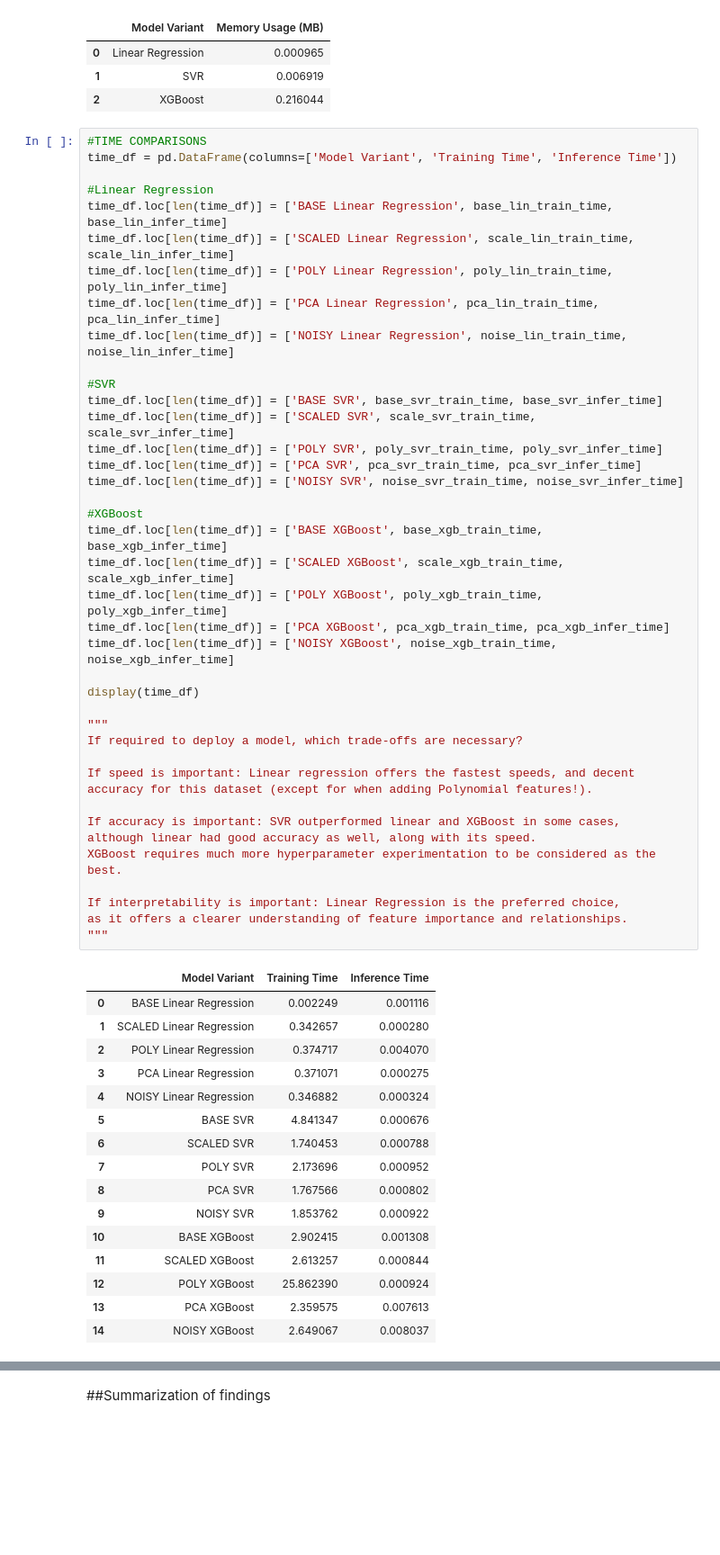
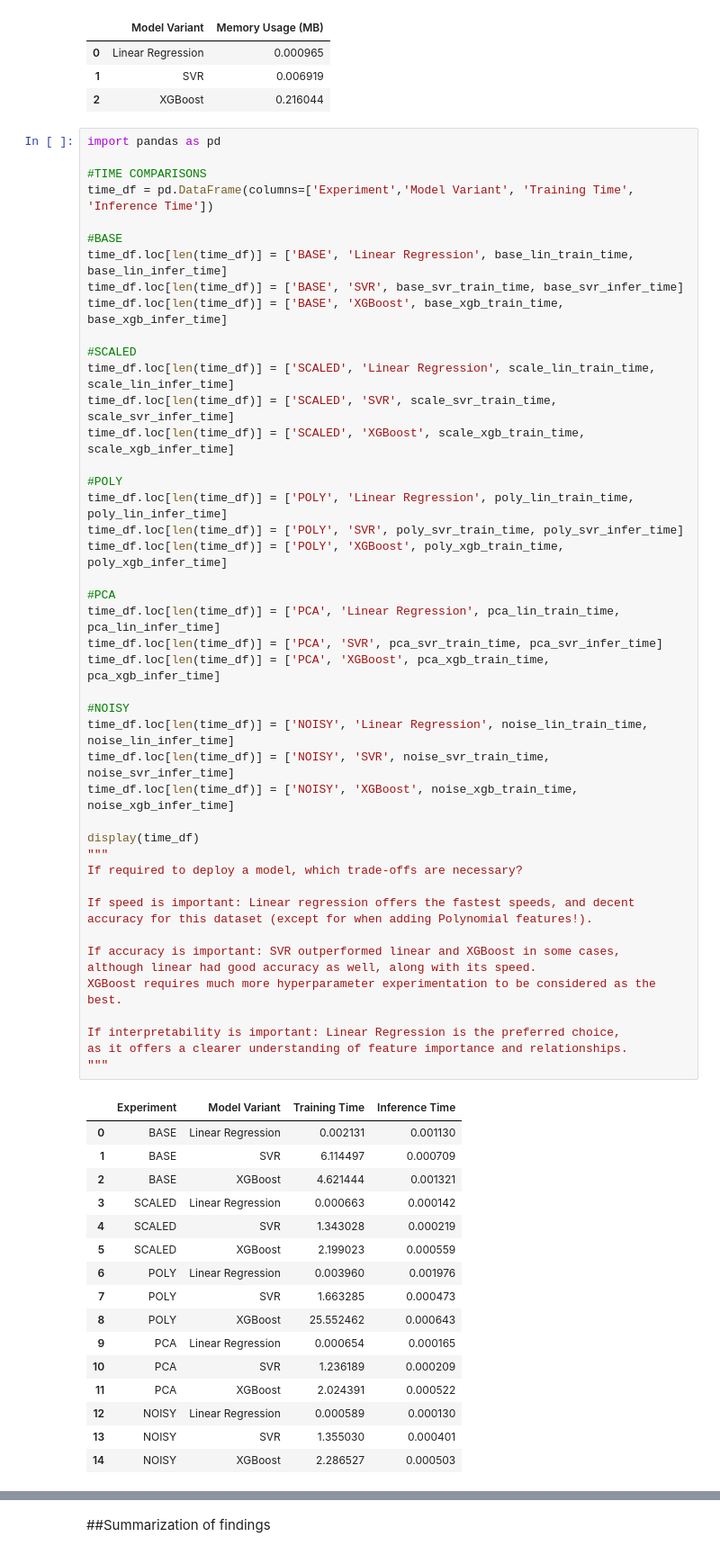
Before and after one commit to asamn/ML_FINAL_PROJECT, a Jupyter notebook: ML_PROJECT_ADAM_SAM.ipynb, the cells around one changed output, grey strips where cells are left out. Shown: that part at 90% size. Cells and saved outputs as stored; diff of their text form; blank space fills up the shorter version.

```diff
--- a/ML_PROJECT_ADAM_SAM.ipynb
+++ b/ML_PROJECT_ADAM_SAM.ipynb
@@ -935,62 +921,67 @@ display(memory_df)
 | 1 | SVR | 0.006919 |
 | 2 | XGBoost | 0.216044 |
 # %%
+import pandas as pd
+
 #TIME COMPARISONS
-time_df = pd.DataFrame(columns=['Model Variant', 'Training Time', 'Inference Time'])
+time_df = pd.DataFrame(columns=['Experiment','Model Variant', 'Training Time', 'Inference Time'])
 
-#Linear Regression
-time_df.loc[len(time_df)] = ['BASE Linear Regression', base_lin_train_time, base_lin_infer_time]
-time_df.loc[len(time_df)] = ['SCALED Linear Regression', scale_lin_train_time, scale_lin_infer_time]
-time_df.loc[len(time_df)] = ['POLY Linear Regression', poly_lin_train_time, poly_lin_infer_time]
-time_df.loc[len(time_df)] = ['PCA Linear Regression', pca_lin_train_time, pca_lin_infer_time]
-time_df.loc[len(time_df)] = ['NOISY Linear Regression', noise_lin_train_time, noise_lin_infer_time]
+#BASE
+time_df.loc[len(time_df)] = ['BASE', 'Linear Regression', base_lin_train_time, base_lin_infer_time]
+time_df.loc[len(time_df)] = ['BASE', 'SVR', base_svr_train_time, base_svr_infer_time]
+time_df.loc[len(time_df)] = ['BASE', 'XGBoost', base_xgb_train_time, base_xgb_infer_time]
 
-#SVR
-time_df.loc[len(time_df)] = ['BASE SVR', base_svr_train_time, base_svr_infer_time]
-time_df.loc[len(time_df)] = ['SCALED SVR', scale_svr_train_time, scale_svr_infer_time]
-time_df.loc[len(time_df)] = ['POLY SVR', poly_svr_train_time, poly_svr_infer_time]
-time_df.loc[len(time_df)] = ['PCA SVR', pca_svr_train_time, pca_svr_infer_time]
-time_df.loc[len(time_df)] = ['NOISY SVR', noise_svr_train_time, noise_svr_infer_time]
+#SCALED
+time_df.loc[len(time_df)] = ['SCALED', 'Linear Regression', scale_lin_train_time, scale_lin_infer_time]
+time_df.loc[len(time_df)] = ['SCALED', 'SVR', scale_svr_train_time, scale_svr_infer_time]
+time_df.loc[len(time_df)] = ['SCALED', 'XGBoost', scale_xgb_train_time, scale_xgb_infer_time]
 
-#XGBoost
-time_df.loc[len(time_df)] = ['BASE XGBoost', base_xgb_train_time, base_xgb_infer_time]
-time_df.loc[len(time_df)] = ['SCALED XGBoost', scale_xgb_train_time, scale_xgb_infer_time]
-time_df.loc[len(time_df)] = ['POLY XGBoost', poly_xgb_train_time, poly_xgb_infer_time]
-time_df.loc[len(time_df)] = ['PCA XGBoost', pca_xgb_train_time, pca_xgb_infer_time]
-time_df.loc[len(time_df)] = ['NOISY XGBoost', noise_xgb_train_time, noise_xgb_infer_time]
+#POLY
+time_df.loc[len(time_df)] = ['POLY', 'Linear Regression', poly_lin_train_time, poly_lin_infer_time]
+time_df.loc[len(time_df)] = ['POLY', 'SVR', poly_svr_train_time, poly_svr_infer_time]
+time_df.loc[len(time_df)] = ['POLY', 'XGBoost', poly_xgb_train_time, poly_xgb_infer_time]
+
+#PCA
+time_df.loc[len(time_df)] = ['PCA', 'Linear Regression', pca_lin_train_time, pca_lin_infer_time]
+time_df.loc[len(time_df)] = ['PCA', 'SVR', pca_svr_train_time, pca_svr_infer_time]
+time_df.loc[len(time_df)] = ['PCA', 'XGBoost', pca_xgb_train_time, pca_xgb_infer_time]
+
+#NOISY
+time_df.loc[len(time_df)] = ['NOISY', 'Linear Regression', noise_lin_train_time, noise_lin_infer_time]
+time_df.loc[len(time_df)] = ['NOISY', 'SVR', noise_svr_train_time, noise_svr_infer_time]
+time_df.loc[len(time_df)] = ['NOISY', 'XGBoost', noise_xgb_train_time, noise_xgb_infer_time]
 
 display(time_df)
-
 """
 If required to deploy a model, which trade-offs are necessary?
 
 If speed is important: Linear regression offers the fastest speeds, and decent
 accuracy for this dataset (except for when adding Polynomial features!).
 
 If accuracy is important: SVR outperformed linear and XGBoost in some cases,
 although linear had good accuracy as well, along with its speed.
 XGBoost requires much more hyperparameter experimentation to be considered as the best.
 
 If interpretability is important: Linear Regression is the preferred choice,
 as it offers a clearer understanding of feature importance and relationships.
 """
 # %% [output]
-|  | Model Variant | Training Time | Inference Time |
-| 0 | BASE Linear Regression | 0.002249 | 0.001116 |
-| 1 | SCALED Linear Regression | 0.342657 | 0.000280 |
-| 2 | POLY Linear Regression | 0.374717 | 0.004070 |
-| 3 | PCA Linear Regression | 0.371071 | 0.000275 |
-| 4 | NOISY Linear Regression | 0.346882 | 0.000324 |
-| 5 | BASE SVR | 4.841347 | 0.000676 |
-| 6 | SCALED SVR | 1.740453 | 0.000788 |
-| 7 | POLY SVR | 2.173696 | 0.000952 |
-| 8 | PCA SVR | 1.767566 | 0.000802 |
-| 9 | NOISY SVR | 1.853762 | 0.000922 |
-| 10 | BASE XGBoost | 2.902415 | 0.001308 |
-| 11 | SCALED XGBoost | 2.613257 | 0.000844 |
-| 12 | POLY XGBoost | 25.862390 | 0.000924 |
-| 13 | PCA XGBoost | 2.359575 | 0.007613 |
-| 14 | NOISY XGBoost | 2.649067 | 0.008037 |
+|  | Experiment | Model Variant | Training Time | Inference Time |
+| 0 | BASE | Linear Regression | 0.002131 | 0.001130 |
+| 1 | BASE | SVR | 6.114497 | 0.000709 |
+| 2 | BASE | XGBoost | 4.621444 | 0.001321 |
+| 3 | SCALED | Linear Regression | 0.000663 | 0.000142 |
+| 4 | SCALED | SVR | 1.343028 | 0.000219 |
+| 5 | SCALED | XGBoost | 2.199023 | 0.000559 |
+| 6 | POLY | Linear Regression | 0.003960 | 0.001976 |
+| 7 | POLY | SVR | 1.663285 | 0.000473 |
+| 8 | POLY | XGBoost | 25.552462 | 0.000643 |
+| 9 | PCA | Linear Regression | 0.000654 | 0.000165 |
+| 10 | PCA | SVR | 1.236189 | 0.000209 |
+| 11 | PCA | XGBoost | 2.024391 | 0.000522 |
+| 12 | NOISY | Linear Regression | 0.000589 | 0.000130 |
+| 13 | NOISY | SVR | 1.355030 | 0.000401 |
+| 14 | NOISY | XGBoost | 2.286527 | 0.000503 |
 '\nIf required to deploy a model, which trade-offs are necessary?\n\nIf speed is important: Linear regression offers the fastest speeds, and decent\naccuracy for this dataset (except for when adding P ...
 # %% [markdown]
 ##Summarization of findings
```
Also changed, not shown: parts of 11 cells of this notebook.
